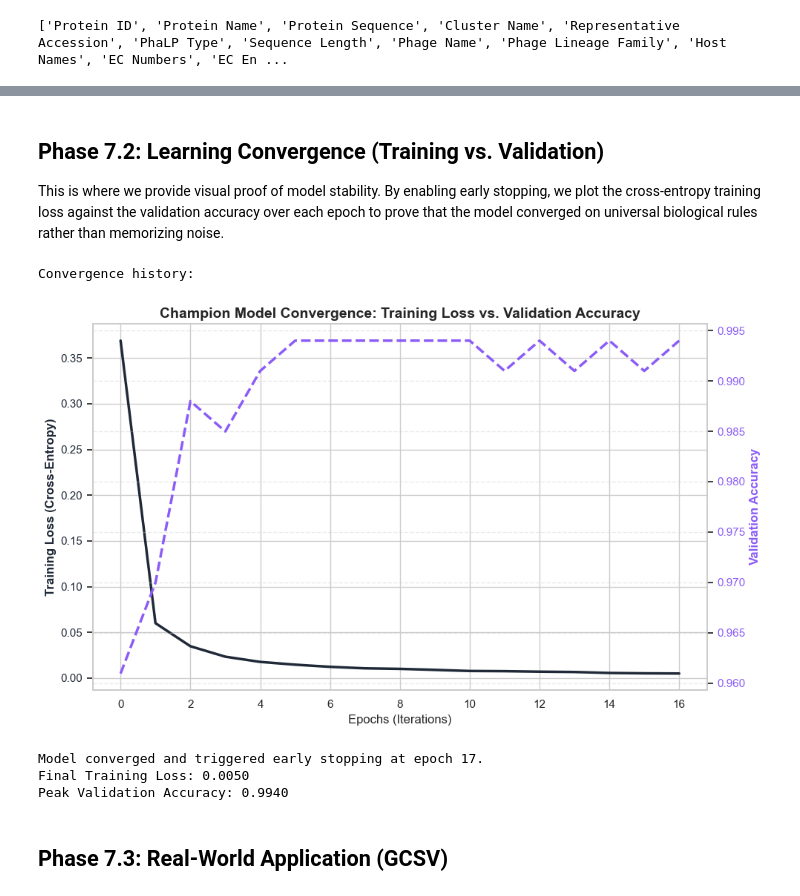
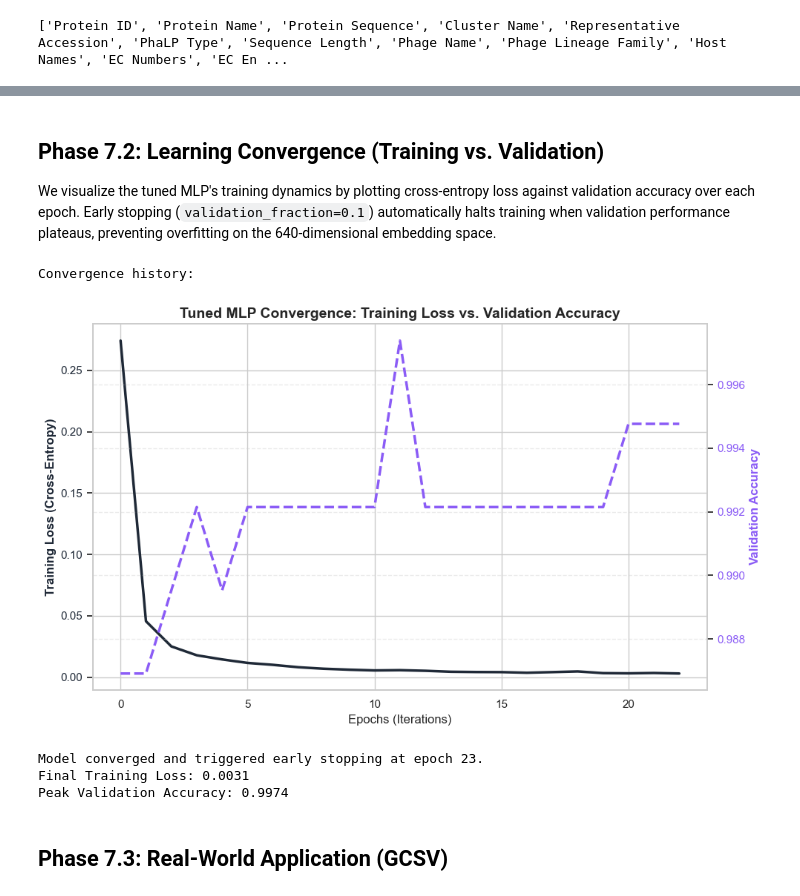
Before and after one commit to Criflar/phage-enzyme-classifier, a Jupyter notebook: phagelytic-esm.ipynb, the cells around one changed output, grey strips where cells are left out. Cells and saved outputs as stored; diff of their text form; code cells hidden in the pictures.

```diff
--- a/phagelytic-esm.ipynb
+++ b/phagelytic-esm.ipynb
@@ -124,7 +124,7 @@ Given the massive discrepancy between Peptidase and the other two classes, we ne
 print(merged_df['Protein Sequence'].value_counts())
 
 # Looking at the column names from the csv files, we're looking for the DNA sequences. So, we'll use the column name 'Protein Sequence' and drop any rows where this column is null or missing.
-cleaned_df = merged_df.dropna(subset='Protein Sequence')
+cleaned_df = merged_df.dropna(subset='Protein Sequence').copy()
 print("\nTotal dataset shape after dropping missing: ", cleaned_df.shape)
 
 # We also have to ensure that each protein sequence is capitalized to maintain consistency.
@@ -747,6 +754,7 @@ groups = master_df['Cluster Name'].fillna(master_df.index.to_series()).astype(st
 # 2. Encode labels
 le = LabelEncoder()
 y_encoded = le.fit_transform(master_df['Label'])
+y = y_encoded  # Alias so downstream cells (e.g. Cell 51) can reference either name
 
 # 3. Initialize StratifiedGroupKFold
 sgkf = StratifiedGroupKFold(n_splits=5, shuffle=True, random_state=42)
@@ -777,21 +785,24 @@ for fold_i, (tr_idx, te_idx) in enumerate(sgkf.split(X_esm, y_encoded, groups=gr
     print(f"Fold {fold_i}/5: Accuracy = {acc:.4f}  |  "
           f"F1 per class: {dict(zip(le.classes_, [f'{v:.4f}' for v in f1_per_class]))}")
 
-    # Retain the last fold's indices
+    # Retain the last fold's indices (used as canonical split for downstream qualitative analyses)
     train_idx, test_idx = tr_idx, te_idx
 
 # 4. Cross-validation summary
-mean_acc = np.mean(fold_accuracies)
-std_acc = np.std(fold_accuracies)
+mlp_cv_mean_acc = np.mean(fold_accuracies)
+mlp_cv_std_acc = np.std(fold_accuracies)
 mean_f1 = np.mean(fold_f1_per_class, axis=0)
 std_f1 = np.std(fold_f1_per_class, axis=0)
 
 print("=" * 60)
-print(f"\nMLP 5-Fold CV Accuracy: {mean_acc:.4f} \u00b1 {std_acc:.4f}")
+print(f"\nMLP 5-Fold CV Accuracy: {mlp_cv_mean_acc:.4f} ± {mlp_cv_std_acc:.4f}")
 for cls_name, mf, sf in zip(le.classes_, mean_f1, std_f1):
-    print(f"  {cls_name} F1: {mf:.4f} \u00b1 {sf:.4f}")
+    print(f"  {cls_name} F1: {mf:.4f} ± {sf:.4f}")
 
 # 5. Canonical split from the last fold for downstream cells
+# Note: The last fold is arbitrary but deterministic (random_state=42). The 5-fold CV
+# metrics above are the robust estimate; this canonical split is for qualitative analyses
+# (confusion matrix, convergence plot, sequence identity, etc.)
 X_train, X_test = X_esm[train_idx], X_esm[test_idx]
 y_train, y_test = y_encoded[train_idx], y_encoded[test_idx]
 
@@ -1232,11 +1393,12 @@ We will now deconstruct the Champion Model's (ESM-Only MLP) predictive performan
 # %%
+import pandas as pd
 import matplotlib.pyplot as plt
 import seaborn as sns
 from sklearn.metrics import confusion_matrix, classification_report
 from sklearn.neural_network import MLPClassifier
 
-# 1. Re-initialize and train the Champion Model (ESM-Only MLP) for a clean extraction
-champion_mlp = MLPClassifier(random_state=42, max_iter=1000, early_stopping=True)
+# 1. Re-initialize and train the Tuned MLP using best hyperparameters from Cell 64
+champion_mlp = MLPClassifier(random_state=42, max_iter=1000, early_stopping=True, **best_mlp_params)
 champion_mlp.fit(X_train_scaled, y_train)
 
 # 2. Generate Predictions on the isolated Test Set
@@ -1250,7 +1412,7 @@ sns.heatmap(cm, annot=True, fmt='d', cmap='Purples',
             xticklabels=le.classes_, yticklabels=le.classes_,
             cbar=False, annot_kws={"size": 14, "weight": "bold"})
 
-plt.title('Champion Model Confusion Matrix (ESM-Only)', fontsize=15, fontweight='bold')
+plt.title('Tuned MLP Confusion Matrix (ESM-Only Features)', fontsize=15, fontweight='bold')
 plt.xlabel('Predicted Enzyme Class', fontsize=12)
 plt.ylabel('Actual Enzyme Class', fontsize=12)
 plt.show()
@@ -1274,15 +1436,18 @@ display(report_df.round(4))
 # %% [markdown]
 ## **Phase 7.2: Learning Convergence (Training vs. Validation)**
-This is where we provide visual proof of model stability. By enabling early stopping, we plot the cross-entropy training loss against the validation accuracy over each epoch to prove that the model converged on universal biological rules rather than memorizing noise.
+We visualize the tuned MLP's training dynamics by plotting cross-entropy loss against validation accuracy over each epoch. Early stopping (`validation_fraction=0.1`) automatically halts training when validation performance plateaus, preventing overfitting on the 640-dimensional embedding space.
 # %%
-# 1. Initialize an MLP specifically configured to track validation performance
-mlp_history = MLPClassifier( # uses default hyperparameters, similar to the other MLPClassifier lines
-    hidden_layer_sizes=(100,),
-    max_iter=500,
-    solver='adam',
+# 1. Initialize the Tuned MLP (best params from Cell 64) configured to track convergence
+# Note: The internal early_stopping validation split is NOT cluster-aware —
+# sklearn's MLP doesn't support grouped validation splits. This is acceptable
+# because early stopping only needs a rough convergence signal; the actual
+# evaluation uses the properly held-out test fold from StratifiedGroupKFold.
+mlp_history = MLPClassifier(
     random_state=42,
-    early_stopping=True,    # Automatically carves out 10% for validation tracking
-    validation_fraction=0.1
+    max_iter=1000,  # Match training configuration
+    early_stopping=True,
+    validation_fraction=0.1,
+    **best_mlp_params  # Uses tuned architecture from hyperparameter search
 )
 
 print("Convergence history:")
@@ -1292,38 +1457,38 @@ mlp_history.fit(X_train_scaled, y_train)
 # Note: Scikit-learn's MLP records loss for training, and accuracy scores for validation
 train_loss = mlp_history.loss_curve_
 val_accuracy = mlp_history.validation_scores_
 
 # 3. Plotting Training Loss vs Validation Accuracy on Twin Axes
 fig, ax1 = plt.subplots(figsize=(10, 6))
 
 # Axis 1: Training Loss (Cross-Entropy)
 color1 = '#1f2937'
 ax1.set_xlabel('Epochs (Iterations)', fontsize=12)
 ax1.set_ylabel('Training Loss (Cross-Entropy)', color=color1, fontsize=12, fontweight='bold')
 ax1.plot(train_loss, color=color1, lw=2.5, label='Training Loss')
 ax1.tick_params(axis='y', labelcolor=color1)
 
 # Axis 2: Validation Accuracy
 ax2 = ax1.twinx()
 color2 = '#8b5cf6'
 ax2.set_ylabel('Validation Accuracy', color=color2, fontsize=12, fontweight='bold')
 ax2.plot(val_accuracy, color=color2, lw=2.5, linestyle='dashed', label='Validation Accuracy')
 ax2.tick_params(axis='y', labelcolor=color2)
 
-plt.title('Champion Model Convergence: Training Loss vs. Validation Accuracy', fontsize=14, fontweight='bold')
+plt.title('Tuned MLP Convergence: Training Loss vs. Validation Accuracy', fontsize=14, fontweight='bold')
 fig.tight_layout()
 plt.grid(True, linestyle='--', alpha=0.4)
 plt.show()
 
 print(f"Model converged and triggered early stopping at epoch {len(train_loss)}.")
 print(f"Final Training Loss: {train_loss[-1]:.4f}")
 print(f"Peak Validation Accuracy: {max(val_accuracy):.4f}")
 # %% [output]
 Convergence history:
-[figure, old version]
+[figure, new version]
-Model converged and triggered early stopping at epoch 17.
-Final Training Loss: 0.0050
-Peak Validation Accuracy: 0.9940
+Model converged and triggered early stopping at epoch 23.
+Final Training Loss: 0.0031
+Peak Validation Accuracy: 0.9974
 # %% [markdown]
 ## **Phase 7.3: Real-World Application (GCSV)**
 # %%
```
Also changed, not shown: parts of 37 cells of this notebook.
